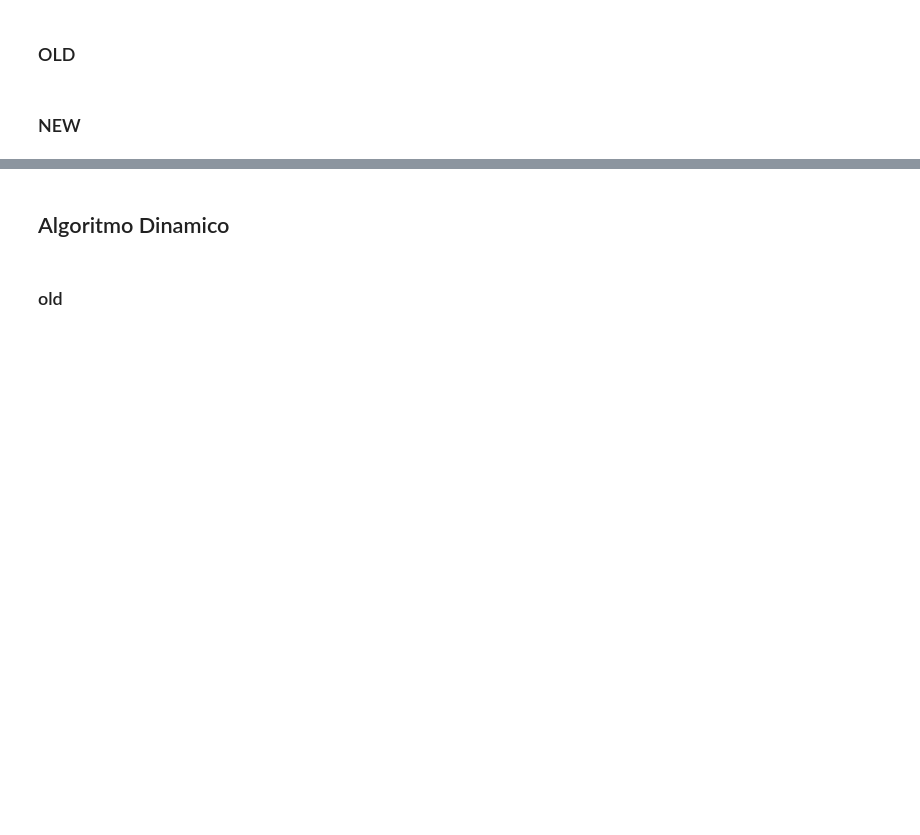
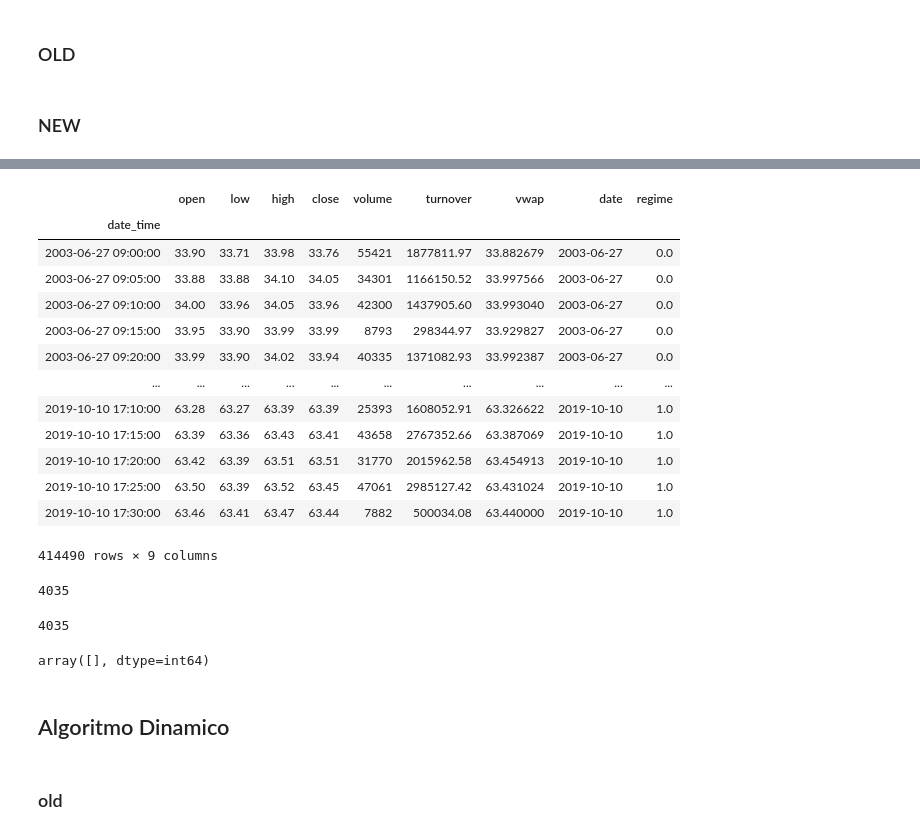
Before and after one commit to msanchezj/improve-execution-algos, a Jupyter notebook: Comparacion.ipynb, the cells around one changed output, grey strips where cells are left out. Drawn from its saved outputs; the diff is of its cells as text; code cells hidden in the pictures; blank space fills up the shorter version.

```diff
--- a/Comparacion.ipynb
+++ b/Comparacion.ipynb
@@ -445,6 +503,18 @@ Length: 4143, dtype: float64
 # %% [markdown]
 ## Test models
 # %%
+def split_train_test_intraday(df, size_in_years):
+    training_data = df[df.index[0]:df.index[-1] - relativedelta(years=size_in_years, hours=-9, minutes = -5)]
+    test_data = df[df.index[-1] - relativedelta(years=size_in_years, hours=-9):]
+
+    return training_data, test_data
+
+def split_train_test_daily(df, size_in_years):
+    training_data = df[df.index[0]:df.index[-1] - relativedelta(years=size_in_years)]
+    test_data = df[df.index[-1] - relativedelta(years=size_in_years):]
+
+    return training_data, test_data
+
 def split_train_test_data(df, size_in_years):
     training_data = df[df.index[0]:df.index[-1] - relativedelta(years=size_in_years, hours=-9, minutes = -5)]
     test_data = df[df.index[-1] - relativedelta(years=size_in_years, hours=-9):]
@@ -505,5 +595,5 @@ new_df = new_df.astype({"regime":"int32"})
 # %%
-train_new, test_new = split_train_test_data(features_df_new[features_to_use], 2)
+train_new, test_new = split_train_test_daily(features_df_new[features_to_use], 2)
 # %%
 new_model = gmm
 X = train_new.values
@@ -528,0 +707,3 @@ regime_daily = regime_daily.astype({"regime":"int32"})
+# %%
+intraday_prueba_con_date = intraday_data.copy()
+intraday_prueba_con_date['date'] = pd.to_datetime(intraday_prueba_con_date.index.date)
@@ -528,0 +743,23 @@ regime_daily = regime_daily.astype({"regime":"int32"})
+# %%
+nueva_prueba_intra_reg = pd.merge(intraday_prueba_con_date, regime, right_index=True, how='left', left_on='date').dropna()
+# %%
+nueva_prueba_intra_reg
+# %% [output]
+|  | open | low | high | close | volume | turnover | vwap | date | regime |
+| date_time |  |  |  |  |  |  |  |  |  |
+| 2003-06-27 09:00:00 | 33.90 | 33.71 | 33.98 | 33.76 | 55421 | 1877811.97 | 33.882679 | 2003-06-27 | 0.0 |
+| 2003-06-27 09:05:00 | 33.88 | 33.88 | 34.10 | 34.05 | 34301 | 1166150.52 | 33.997566 | 2003-06-27 | 0.0 |
+| 2003-06-27 09:10:00 | 34.00 | 33.96 | 34.05 | 33.96 | 42300 | 1437905.60 | 33.993040 | 2003-06-27 | 0.0 |
+| 2003-06-27 09:15:00 | 33.95 | 33.90 | 33.99 | 33.99 | 8793 | 298344.97 | 33.929827 | 2003-06-27 | 0.0 |
+| 2003-06-27 09:20:00 | 33.99 | 33.90 | 34.02 | 33.94 | 40335 | 1371082.93 | 33.992387 | 2003-06-27 | 0.0 |
+| ... | ... | ... | ... | ... | ... | ... | ... | ... | ... |
+| 2019-10-10 17:10:00 | 63.28 | 63.27 | 63.39 | 63.39 | 25393 | 1608052.91 | 63.326622 | 2019-10-10 | 1.0 |
+| 2019-10-10 17:15:00 | 63.39 | 63.36 | 63.43 | 63.41 | 43658 | 2767352.66 | 63.387069 | 2019-10-10 | 1.0 |
+| 2019-10-10 17:20:00 | 63.42 | 63.39 | 63.51 | 63.51 | 31770 | 2015962.58 | 63.454913 | 2019-10-10 | 1.0 |
+| 2019-10-10 17:25:00 | 63.50 | 63.39 | 63.52 | 63.45 | 47061 | 2985127.42 | 63.431024 | 2019-10-10 | 1.0 |
+| 2019-10-10 17:30:00 | 63.46 | 63.41 | 63.47 | 63.44 | 7882 | 500034.08 | 63.440000 | 2019-10-10 | 1.0 |
+414490 rows × 9 columns
+# %%
+len(np.unique(nueva_prueba_intra_reg.index.date))
+# %% [output]
+4035
@@ -528,0 +769,4 @@ regime_daily = regime_daily.astype({"regime":"int32"})
+# %%
+len(np.unique(regime_intraday_prueba.index.date))
+# %% [output]
+4035
@@ -529,3 +775,7 @@ regime_daily = regime_daily.astype({"regime":"int32"})
+# %%
+np.unique(intraday_dias_que_sobran.index.weekday)
+# %% [output]
+array([], dtype=int64)
 # %% [markdown]
 ## Algoritmo Dinamico
 # %% [markdown]
```
Also changed, not shown: parts of 76 cells of this notebook, 1 other file.
